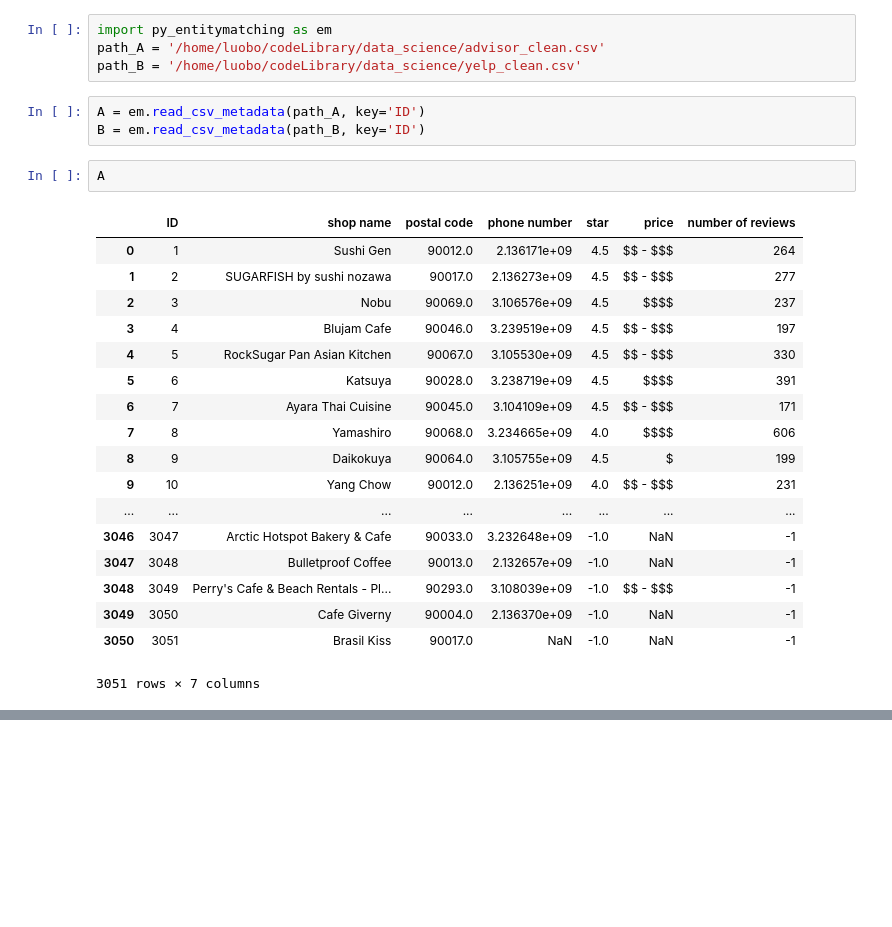
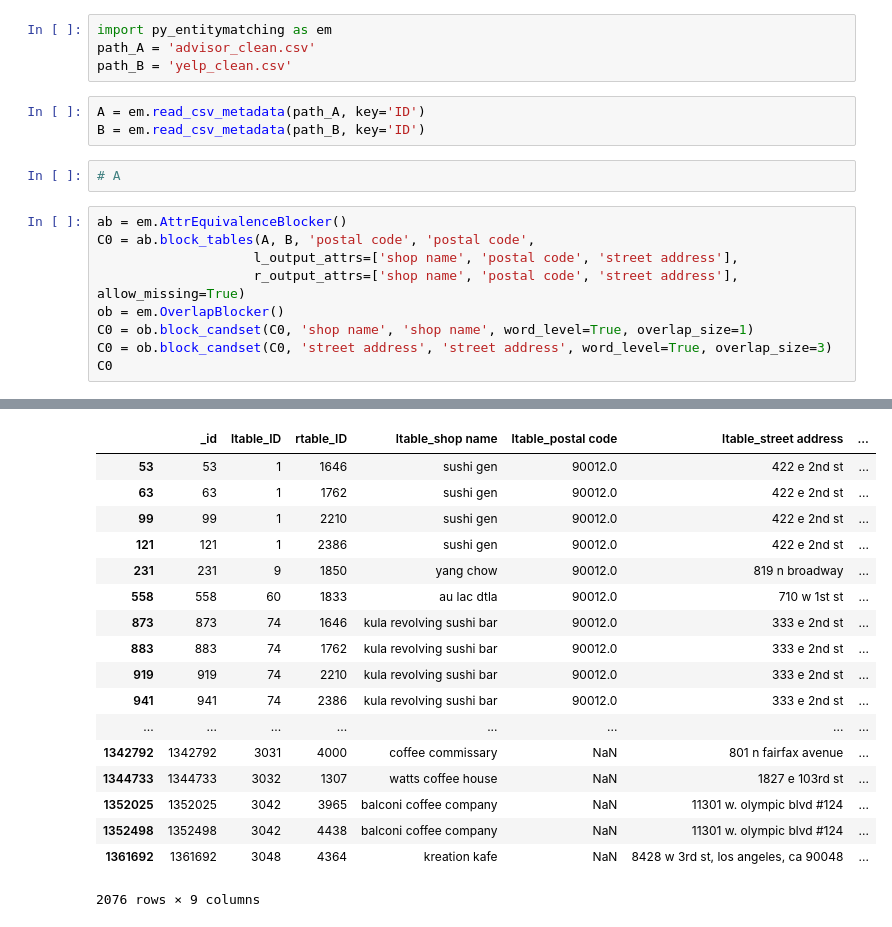
Before and after one commit to liliumao/data-science, a Jupyter notebook: blocking.ipynb, the cells around one changed output, grey strips where cells are left out. Saved outputs shown, nothing was run; the diff lists cells and outputs as text; blank space fills up the shorter version.

```diff
--- a/blocking.ipynb
+++ b/blocking.ipynb
@@ -1,28 +1,19 @@
 # %%
 import py_entitymatching as em
-path_A = '/home/luobo/codeLibrary/data_science/advisor_clean.csv'
-path_B = '/home/luobo/codeLibrary/data_science/yelp_clean.csv'
+path_A = 'advisor_clean.csv'
+path_B = 'yelp_clean.csv'
 # %%
 A = em.read_csv_metadata(path_A, key='ID')
 B = em.read_csv_metadata(path_B, key='ID')
-# %%
-A
-# %% [output]
-|  | ID | shop name | postal code | phone number | star | price | number of reviews |
-| 0 | 1 | Sushi Gen | 90012.0 | 2.136171e+09 | 4.5 | $$ - $$$ | 264 |
-| 1 | 2 | SUGARFISH by sushi nozawa | 90017.0 | 2.136273e+09 | 4.5 | $$ - $$$ | 277 |
-| 2 | 3 | Nobu | 90069.0 | 3.106576e+09 | 4.5 | $$$$ | 237 |
-| 3 | 4 | Blujam Cafe | 90046.0 | 3.239519e+09 | 4.5 | $$ - $$$ | 197 |
-| 4 | 5 | RockSugar Pan Asian Kitchen | 90067.0 | 3.105530e+09 | 4.5 | $$ - $$$ | 330 |
-| 5 | 6 | Katsuya | 90028.0 | 3.238719e+09 | 4.5 | $$$$ | 391 |
-| 6 | 7 | Ayara Thai Cuisine | 90045.0 | 3.104109e+09 | 4.5 | $$ - $$$ | 171 |
-| 7 | 8 | Yamashiro | 90068.0 | 3.234665e+09 | 4.0 | $$$$ | 606 |
-| 8 | 9 | Daikokuya | 90064.0 | 3.105755e+09 | 4.5 | $ | 199 |
-| 9 | 10 | Yang Chow | 90012.0 | 2.136251e+09 | 4.0 | $$ - $$$ | 231 |
-| ... | ... | ... | ... | ... | ... | ... | ... |
-| 3046 | 3047 | Arctic Hotspot Bakery & Cafe | 90033.0 | 3.232648e+09 | -1.0 | NaN | -1 |
-| 3047 | 3048 | Bulletproof Coffee | 90013.0 | 2.132657e+09 | -1.0 | NaN | -1 |
-| 3048 | 3049 | Perry's Cafe & Beach Rentals - Pl... | 90293.0 | 3.108039e+09 | -1.0 | $$ - $$$ | -1 |
-| 3049 | 3050 | Cafe Giverny | 90004.0 | 2.136370e+09 | -1.0 | NaN | -1 |
-| 3050 | 3051 | Brasil Kiss | 90017.0 | NaN | -1.0 | NaN | -1 |
-3051 rows × 7 columns
+# %%
+# A
+# %%
+ab = em.AttrEquivalenceBlocker()
+C0 = ab.block_tables(A, B, 'postal code', 'postal code',
+                    l_output_attrs=['shop name', 'postal code', 'street address'],
+                    r_output_attrs=['shop name', 'postal code', 'street address'], allow_missing=True)
+ob = em.OverlapBlocker()
+C0 = ob.block_candset(C0, 'shop name', 'shop name', word_level=True, overlap_size=1)
+C0 = ob.block_candset(C0, 'street address', 'street address', word_level=True, overlap_size=3)
+C0
+# %% [output]
@@ -28,0 +26,18 @@ A
+|  | _id | ltable_ID | rtable_ID | ltable_shop name | ltable_postal code | ltable_street address | ... |
+| 53 | 53 | 1 | 1646 | sushi gen | 90012.0 | 422 e 2nd st | ... |
+| 63 | 63 | 1 | 1762 | sushi gen | 90012.0 | 422 e 2nd st | ... |
+| 99 | 99 | 1 | 2210 | sushi gen | 90012.0 | 422 e 2nd st | ... |
+| 121 | 121 | 1 | 2386 | sushi gen | 90012.0 | 422 e 2nd st | ... |
+| 231 | 231 | 9 | 1850 | yang chow | 90012.0 | 819 n broadway | ... |
+| 558 | 558 | 60 | 1833 | au lac dtla | 90012.0 | 710 w 1st st | ... |
+| 873 | 873 | 74 | 1646 | kula revolving sushi bar | 90012.0 | 333 e 2nd st | ... |
+| 883 | 883 | 74 | 1762 | kula revolving sushi bar | 90012.0 | 333 e 2nd st | ... |
+| 919 | 919 | 74 | 2210 | kula revolving sushi bar | 90012.0 | 333 e 2nd st | ... |
+| 941 | 941 | 74 | 2386 | kula revolving sushi bar | 90012.0 | 333 e 2nd st | ... |
+| ... | ... | ... | ... | ... | ... | ... | ... |
+| 1342792 | 1342792 | 3031 | 4000 | coffee commissary | NaN | 801 n fairfax avenue | ... |
+| 1344733 | 1344733 | 3032 | 1307 | watts coffee house | NaN | 1827 e 103rd st | ... |
+| 1352025 | 1352025 | 3042 | 3965 | balconi coffee company | NaN | 11301 w. olympic blvd #124 | ... |
+| 1352498 | 1352498 | 3042 | 4438 | balconi coffee company | NaN | 11301 w. olympic blvd #124 | ... |
+| 1361692 | 1361692 | 3048 | 4364 | kreation kafe | NaN | 8428 w 3rd st, los angeles, ca 90048 | ... |
+2076 rows × 9 columns
```
Also changed, not shown: parts of 11 cells of this notebook, 36 other files.
